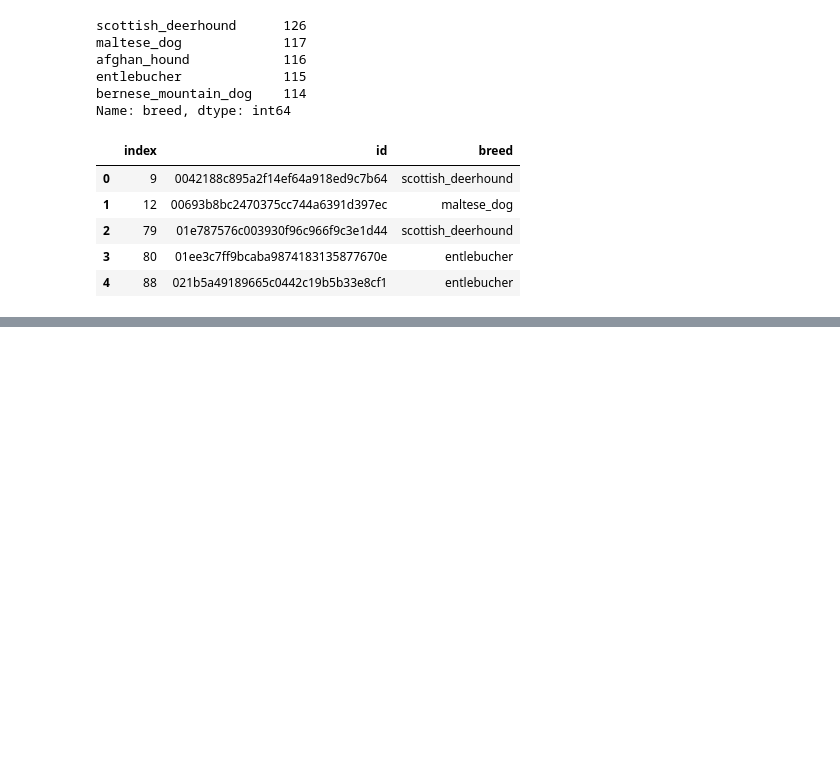
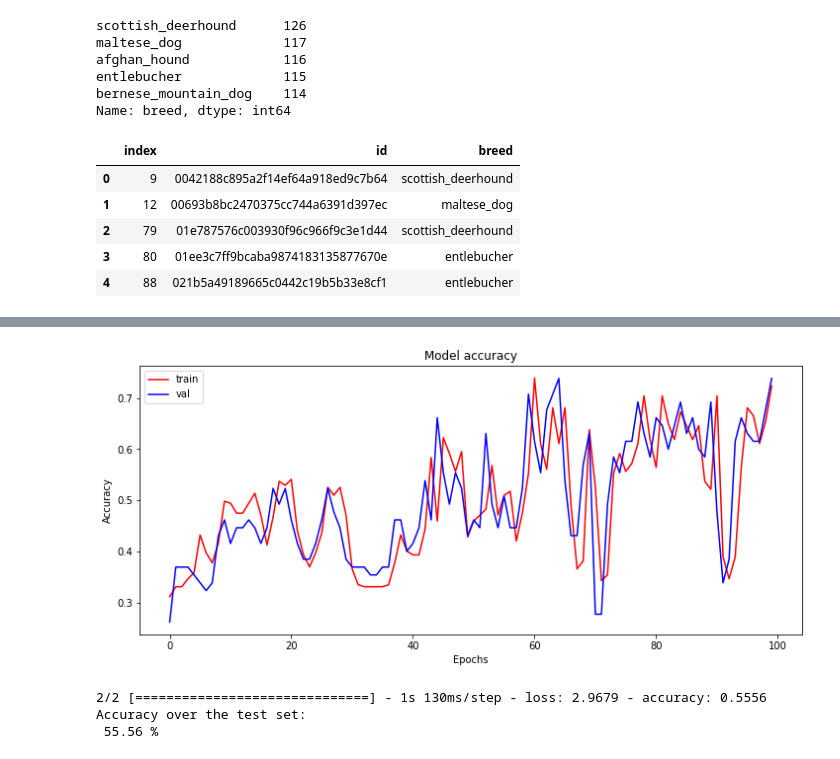
Before and after one commit to RLandryD/DataSCience, a Jupyter notebook: Dog_Breed_Prediction.ipynb, the cells around one changed output, grey strips where cells are left out. Drawn from its saved outputs; the diff is of its cells as text; code cells hidden in the pictures; blank space fills up the shorter version.

```diff
--- a/Dog_Breed_Prediction.ipynb
+++ b/Dog_Breed_Prediction.ipynb
@@ -117,6 +131,15 @@ labels.head()
 # Creating numpy matrix with zeros
 X_data = np.zeros((len(labels), 224, 224, 3), dtype='float32')
 # One hot encoding
-Y_data = label_binarize(labels['bree'], classes = CLASS_NAMES)
+Y_data = label_binarize(labels['breed'], classes = CLASS_NAMES)
 
 # Reading and converting image to numpy array and normalizing dataset
+for i in tqdm(range(len(labels))):
+  img = image.load_img('dog_dataset/train/%s.jpg' % labels['id'][i], target_size=(224, 224))
+  img = image.img_to_array(img)
+  x = np.expand_dims(img.copy(), axis=0)
+  X_data[i] = x / 255.0
+
+  # Printing training image and one  hot encode shape & size
+  print('\nTraining Images shape: ', X_data.shape, ' size: {:,}'. format(X_data.size))
+  print('One-hot encoded output shape: ', Y_data.shape, ' size: {:,}'.format(Y_data.size))
@@ -122,0 +410,12 @@ Y_data = label_binarize(labels['bree'], classes = CLASS_NAMES)
+# %%
+# Splitting the data set into training and testing data sets
+X_train_and_val, X_test, Y_train_and_val, Y_test = train_test_split(X_data, Y_data, test_size = 0.1)
+# Splitting  the training dataset into training and validation datasets
+X_train, X_val, Y_train, Y_val = train_test_split(X_train_and_val, Y_train_and_val, test_size = 0.2)
+# %%
+# Training the model
+epochs = 100
+batch_size = 128
+
+history = model.fit(X_train, Y_train, batch_size = batch_size, epochs = epochs,
+                    validation_data = (X_val, Y_val))
@@ -122,0 +440,22 @@ Y_data = label_binarize(labels['bree'], classes = CLASS_NAMES)
+# %%
+# Plot the training history
+
+plt.figure(figsize=(12, 5))
+plt.plot(history.history['accuracy'], color='r')
+plt.plot(history.history['val_accuracy'], color='b')
+plt.title('Model accuracy')
+plt.ylabel('Accuracy')
+plt.xlabel('Epochs')
+plt.legend(['train', 'val'])
+
+plt.show()
+# %% [output]
+[figure, added]
+# %%
+Y_pred = model.predict(X_test)
+score = model.evaluate(X_test, Y_test)
+print('Accuracy over the test set: \n', round((score[1]*100), 2), '%')
+# %% [output]
+2/2 [==============================] - 1s 130ms/step - loss: 2.9679 - accuracy: 0.5556
+Accuracy over the test set:
+ 55.56 %
```
Also changed, not shown: parts of 9 cells of this notebook.
